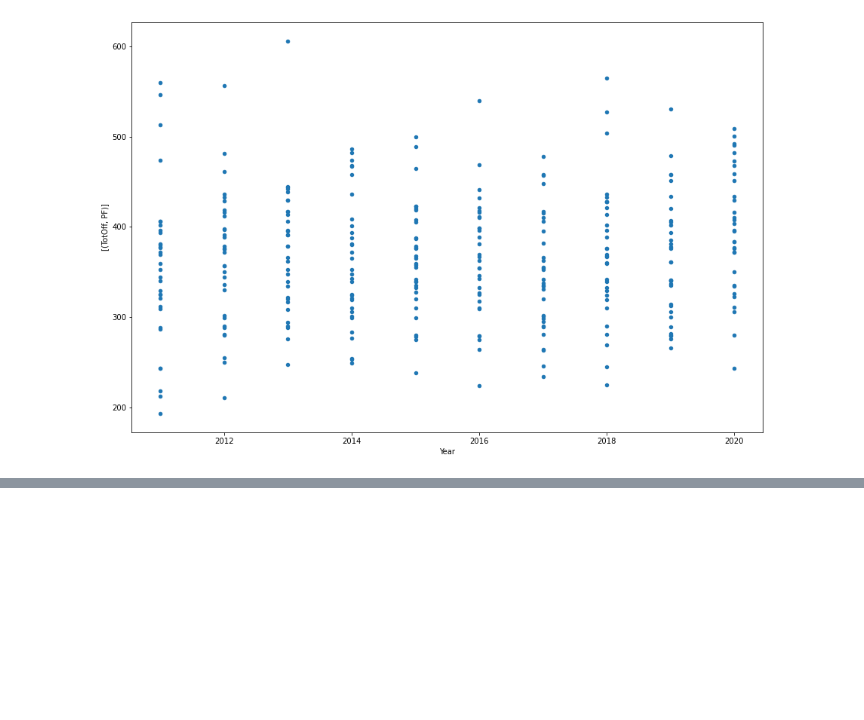
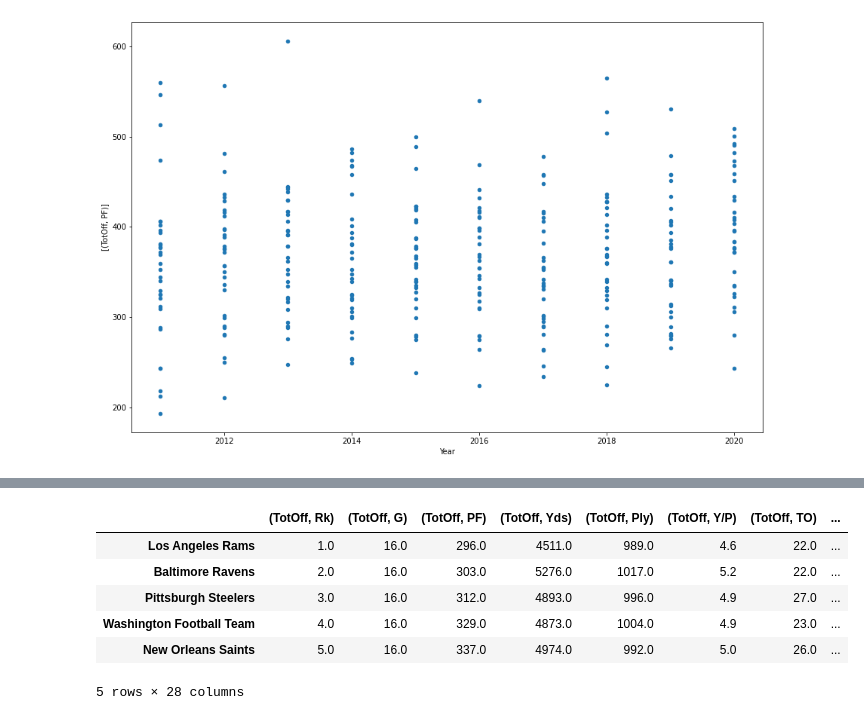
Before and after one commit to scottstack19/SB55-projection, a Jupyter notebook: code_initial.ipynb, the cells around one changed output, grey strips where cells are left out. Cells and saved outputs as stored; diff of their text form; code cells hidden in the pictures; blank space fills up the shorter version.

```diff
--- a/code_initial.ipynb
+++ b/code_initial.ipynb
@@ -122,0 +184,14 @@ plt.show()
+# %%
+#DEF_df = DEFdf.join(Team_Sacks.set_index('Tm'))
+DEF_df = pd.concat([DEFdf.set_index([('TotOff', 'Tm')]),Team_Sacks.set_index('Tm')], axis = 1)
+
+#rename_cols(DEF_df)
+DEF_df.head()
+# %% [output]
+|  | (TotOff, Rk) | (TotOff, G) | (TotOff, PF) | (TotOff, Yds) | (TotOff, Ply) | (TotOff, Y/P) | (TotOff, TO) | ... |
+| Los Angeles Rams | 1.0 | 16.0 | 296.0 | 4511.0 | 989.0 | 4.6 | 22.0 | ... |
+| Baltimore Ravens | 2.0 | 16.0 | 303.0 | 5276.0 | 1017.0 | 5.2 | 22.0 | ... |
+| Pittsburgh Steelers | 3.0 | 16.0 | 312.0 | 4893.0 | 996.0 | 4.9 | 27.0 | ... |
+| Washington Football Team | 4.0 | 16.0 | 329.0 | 4873.0 | 1004.0 | 4.9 | 23.0 | ... |
+| New Orleans Saints | 5.0 | 16.0 | 337.0 | 4974.0 | 992.0 | 5.0 | 26.0 | ... |
+5 rows × 28 columns
```
Also changed, not shown: parts of 13 cells of this notebook.
